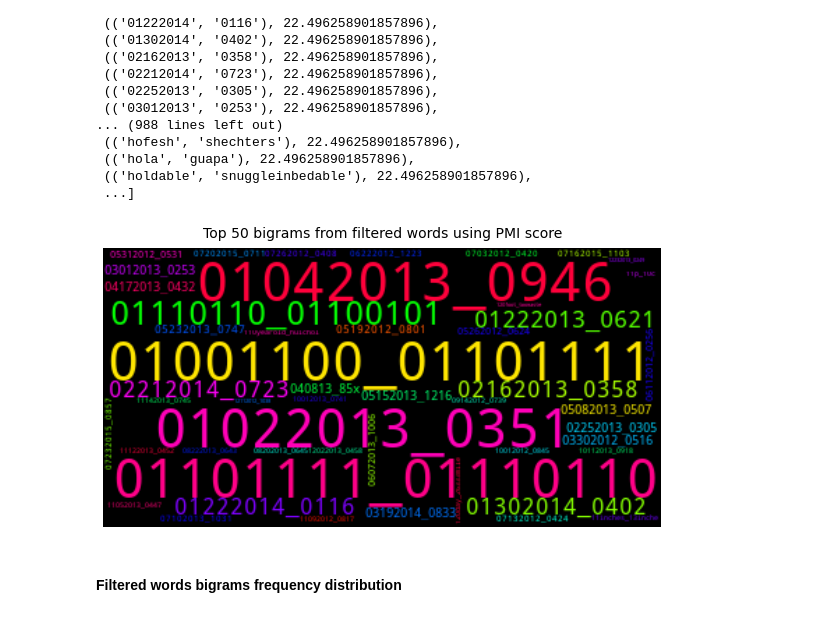
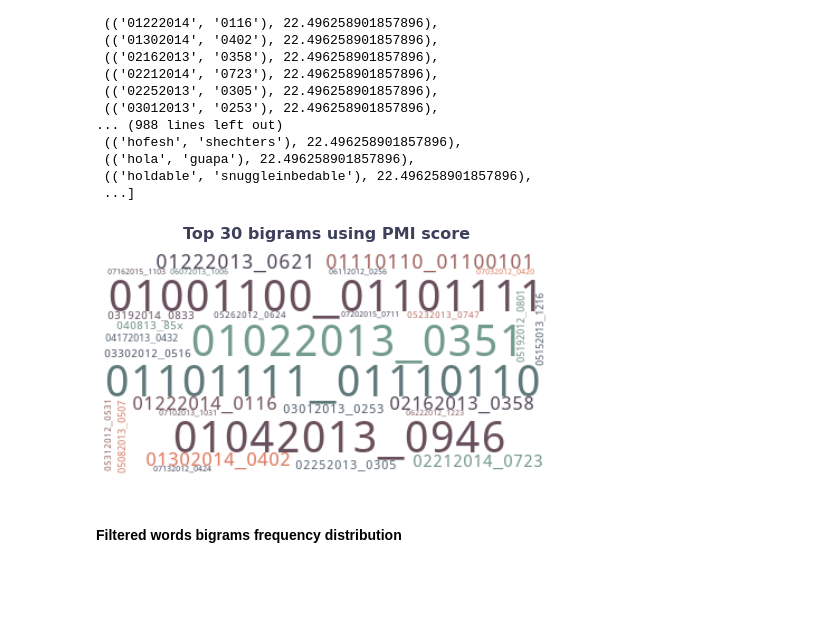
Before and after one commit to github-prathma/News-ClassificationAnalysis, a Jupyter notebook: Data_Analysis.ipynb, the cells around one changed output. Saved outputs shown, nothing was run; the diff lists cells and outputs as text; code cells hidden in the pictures; blank space fills up the shorter version.

```diff
--- a/Data_Analysis.ipynb
+++ b/Data_Analysis.ipynb
@@ -56,6 +57,9 @@ def all_filtered_tokens(words):
 
 for i in range(len(df)):
     all_filtered_tokens(df['Filtered Tokens'][i])
+# %%
+colors = ["#81b29a", "#3d405b", "#e07a5f"]
+cmap = LinearSegmentedColormap.from_list("colors", colors)
 # %% [markdown]
 ## Unigrams
 # %%
@@ -253,18 +256,16 @@ all_bigrams_pmi_scores = list(scored)
 for i in range(len(all_bigrams_pmi_scores)):
     all_bigrams_dict_pmi['_'.join(all_bigrams_pmi_scores[i][0])] = all_bigrams_pmi_scores[i][1]
 # %%
-WC_max_words = 50
-
-wordCloud = WordCloud(max_font_size=80,colormap="hsv", max_words=WC_max_words)
+wordCloud = WordCloud(max_font_size=80, background_color='white', colormap=cmap, max_words = 30)
 
 wordCloud.generate_from_frequencies(all_bigrams_dict_pmi)
-plt.figure(figsize=(10,8))
-plt.title('Top 50 bigrams from filtered words using PMI score', fontsize=14, pad=10)
+plt.figure(figsize=(8, 6))
+plt.title('Top 30 bigrams using PMI score', fontsize=16, fontweight="bold", pad=15, color="#3D405B")
 plt.imshow(wordCloud, interpolation='bilinear')
 plt.axis("off")
 plt.show()
 # %% [output]
-[figure, old version]
+[figure, new version]
 # %% [markdown]
 #### Filtered words bigrams frequency distribution
 # %%
```
Also changed, not shown: parts of 5 cells of this notebook, 2 other files.
